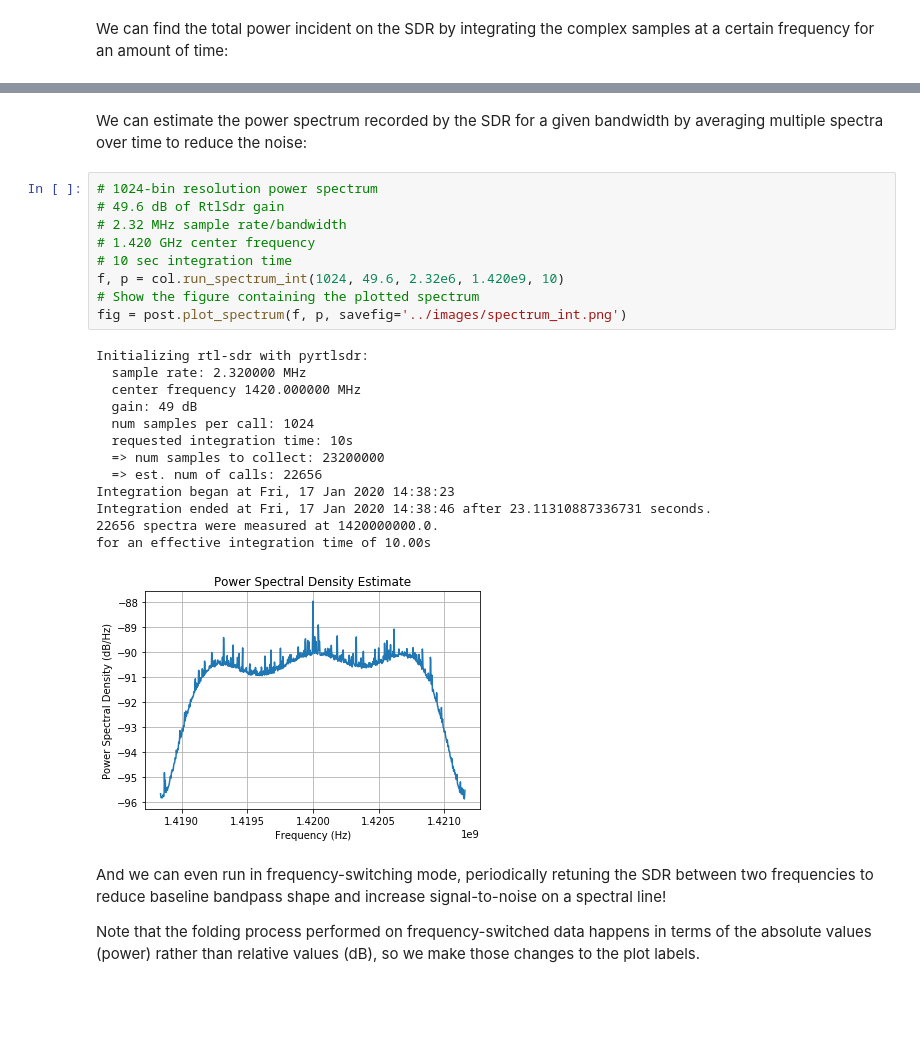
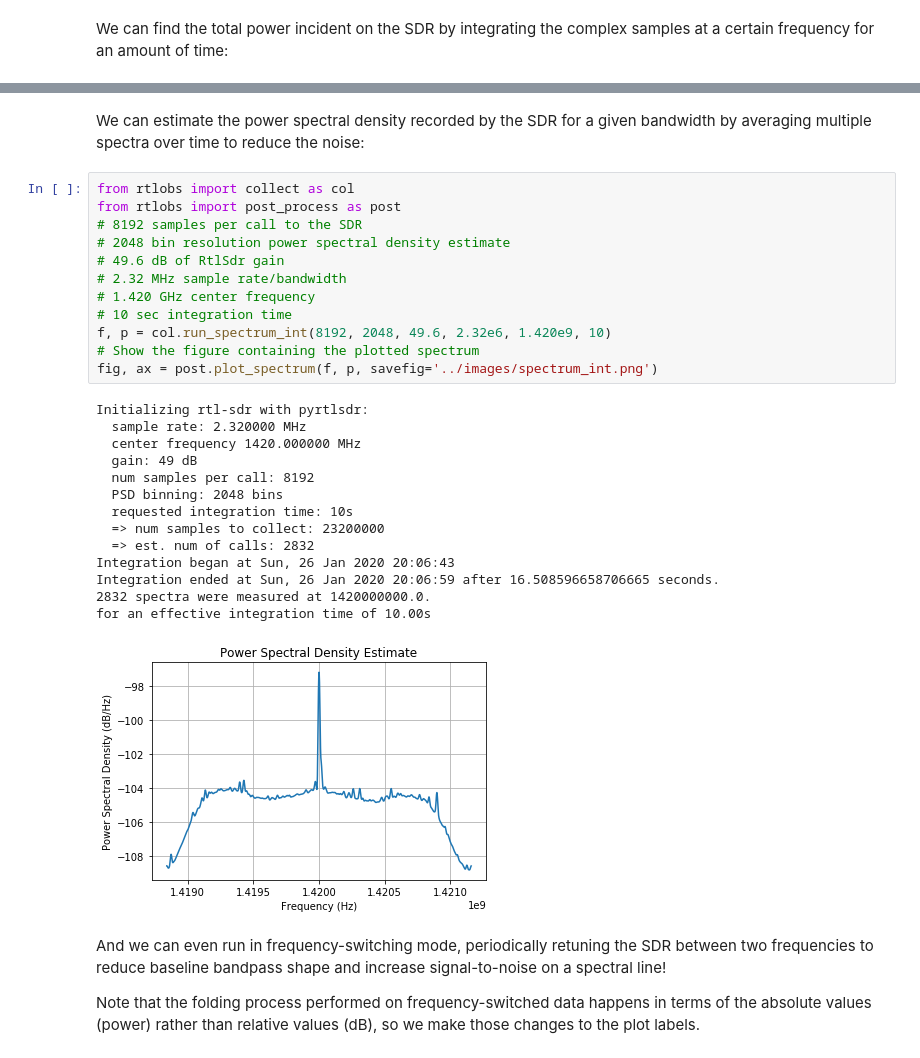
Before and after one commit to evanmayer/rtlobs, a Jupyter notebook: notebooks/obs_ex0.ipynb, the cells around one changed output, grey strips where cells are left out. Saved outputs shown, nothing was run; the diff lists cells and outputs as text; blank space fills up the shorter version.

Commit message:
Finally got around to adding rigor to spectrum integration. Docs updated to match.

```diff
--- a/notebooks/obs_ex0.ipynb
+++ b/notebooks/obs_ex0.ipynb
@@ -32,28 +32,32 @@ Uncalibrated total power measurement: 4.3497260668973615e-06
 # %% [markdown]
-We can estimate the power spectrum recorded by the SDR for a given bandwidth by averaging multiple spectra over time to reduce the noise:
+We can estimate the power spectral density recorded by the SDR for a given bandwidth by averaging multiple spectra over time to reduce the noise:
 # %%
-# 1024-bin resolution power spectrum
+from rtlobs import collect as col
+from rtlobs import post_process as post
+# 8192 samples per call to the SDR
+# 2048 bin resolution power spectral density estimate
 # 49.6 dB of RtlSdr gain
 # 2.32 MHz sample rate/bandwidth
 # 1.420 GHz center frequency
 # 10 sec integration time
-f, p = col.run_spectrum_int(1024, 49.6, 2.32e6, 1.420e9, 10)
+f, p = col.run_spectrum_int(8192, 2048, 49.6, 2.32e6, 1.420e9, 10)
 # Show the figure containing the plotted spectrum
-fig = post.plot_spectrum(f, p, savefig='../images/spectrum_int.png')
+fig, ax = post.plot_spectrum(f, p, savefig='../images/spectrum_int.png')
 # %% [output]
 Initializing rtl-sdr with pyrtlsdr:
   sample rate: 2.320000 MHz
   center frequency 1420.000000 MHz
   gain: 49 dB
-  num samples per call: 1024
+  num samples per call: 8192
+  PSD binning: 2048 bins
   requested integration time: 10s
   => num samples to collect: 23200000
-  => est. num of calls: 22656
-Integration began at Fri, 17 Jan 2020 14:38:23
-Integration ended at Fri, 17 Jan 2020 14:38:46 after 23.11310887336731 seconds.
-22656 spectra were measured at 1420000000.0.
+  => est. num of calls: 2832
+Integration began at Sun, 26 Jan 2020 20:06:43
+Integration ended at Sun, 26 Jan 2020 20:06:59 after 16.508596658706665 seconds.
+2832 spectra were measured at 1420000000.0.
 for an effective integration time of 10.00s
-[figure, old version]
+[figure, new version]
 # %% [markdown]
 And we can even run in frequency-switching mode, periodically retuning the SDR between two frequencies to reduce baseline bandpass shape and increase signal-to-noise on a spectral line!
 
```
Also changed, not shown: parts of 2 cells of this notebook, 4 other files.
